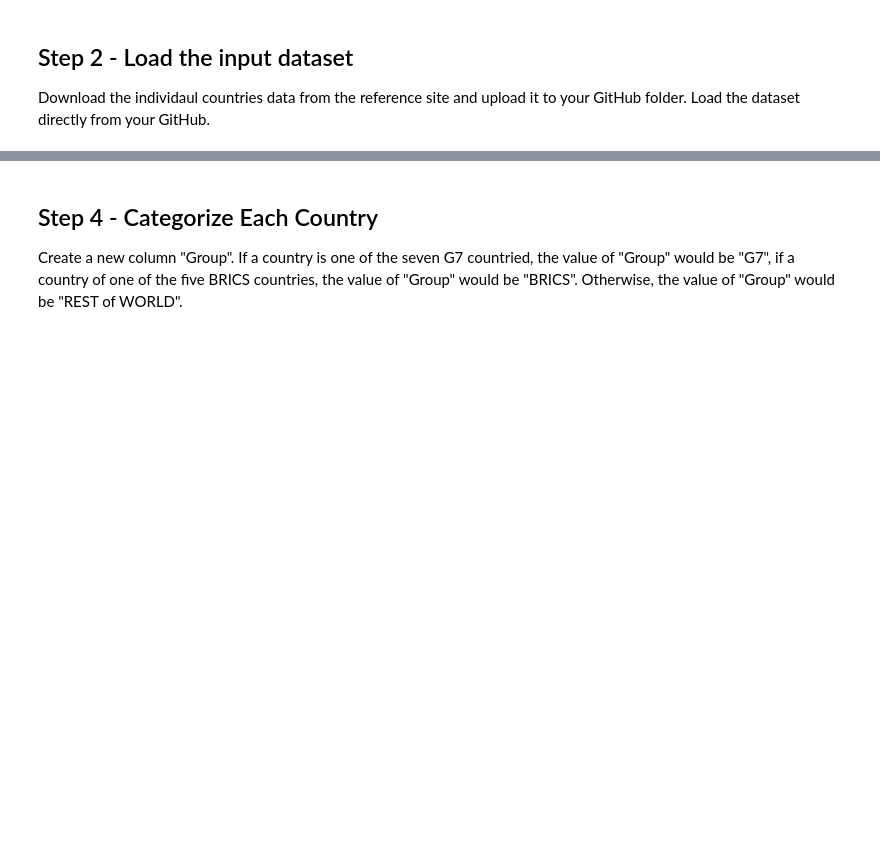
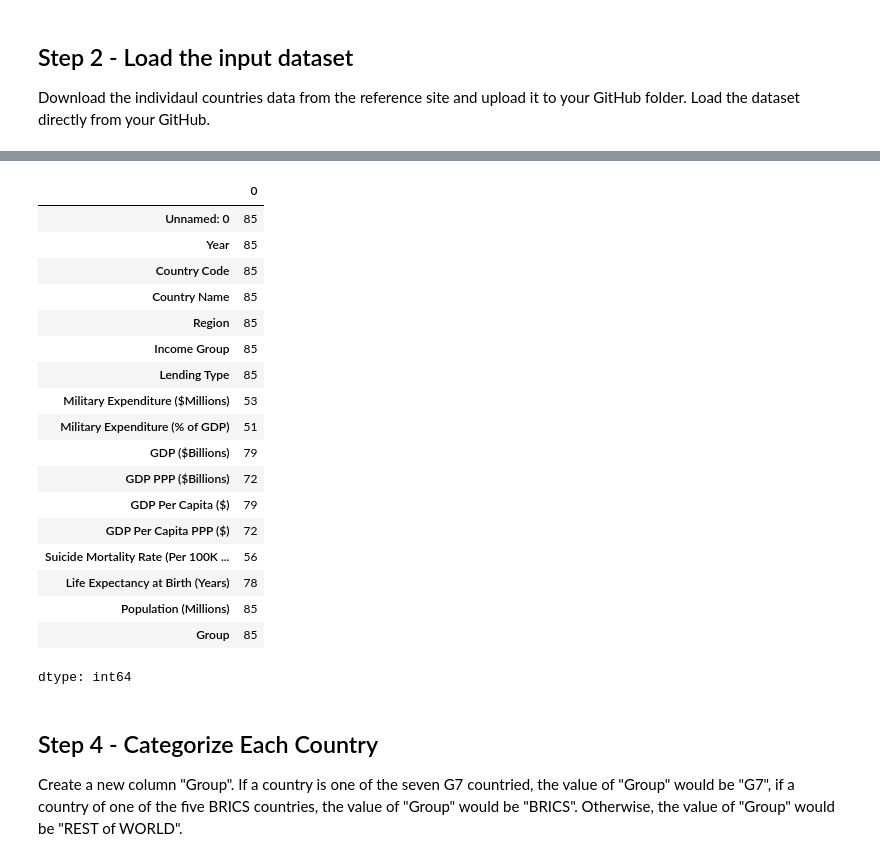
Before and after one commit to tsnow2010/umbc_data690_fall2024, a Jupyter notebook: Assignments/Assignment_10.ipynb, the cells around one changed output, grey strips where cells are left out. Cells and saved outputs as stored; diff of their text form; code cells hidden in the pictures; blank space fills up the shorter version.

```diff
--- a/Assignments/Assignment_10.ipynb
+++ b/Assignments/Assignment_10.ipynb
@@ -53,3 +89,26 @@ df.describe(include='any'). # categorical?
+# %%
+# Displays number of rows but is there a better way?
+df[(df["Income Group"] == 'High income') & (df["Year"] == 2010)].count()
+# %% [output]
+|  | 0 |
+| Unnamed: 0 | 85 |
+| Year | 85 |
+| Country Code | 85 |
+| Country Name | 85 |
+| Region | 85 |
+| Income Group | 85 |
+| Lending Type | 85 |
+| Military Expenditure ($Millions) | 53 |
+| Military Expenditure (% of GDP) | 51 |
+| GDP ($Billions) | 79 |
+| GDP PPP ($Billions) | 72 |
+| GDP Per Capita ($) | 79 |
+| GDP Per Capita PPP ($) | 72 |
+| Suicide Mortality Rate (Per 100K ... | 56 |
+| Life Expectancy at Birth (Years) | 78 |
+| Population (Millions) | 85 |
+| Group | 85 |
+dtype: int64
 # %% [markdown]
 ## Step 4 - Categorize Each Country
 
```
Also changed, not shown: parts of 8 cells of this notebook.
